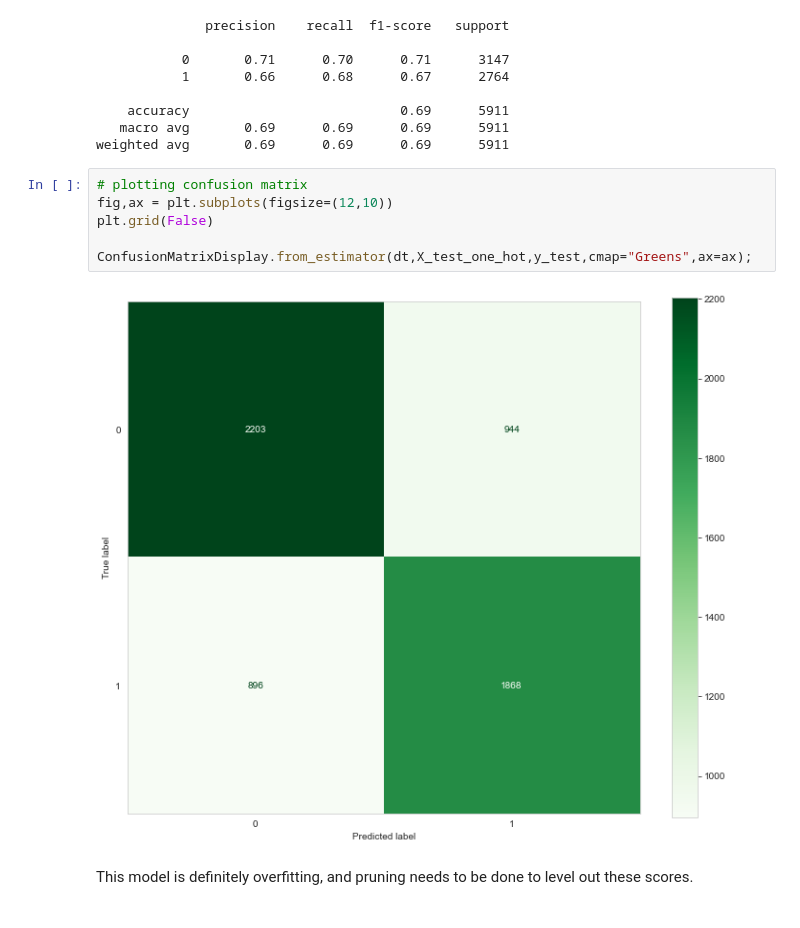
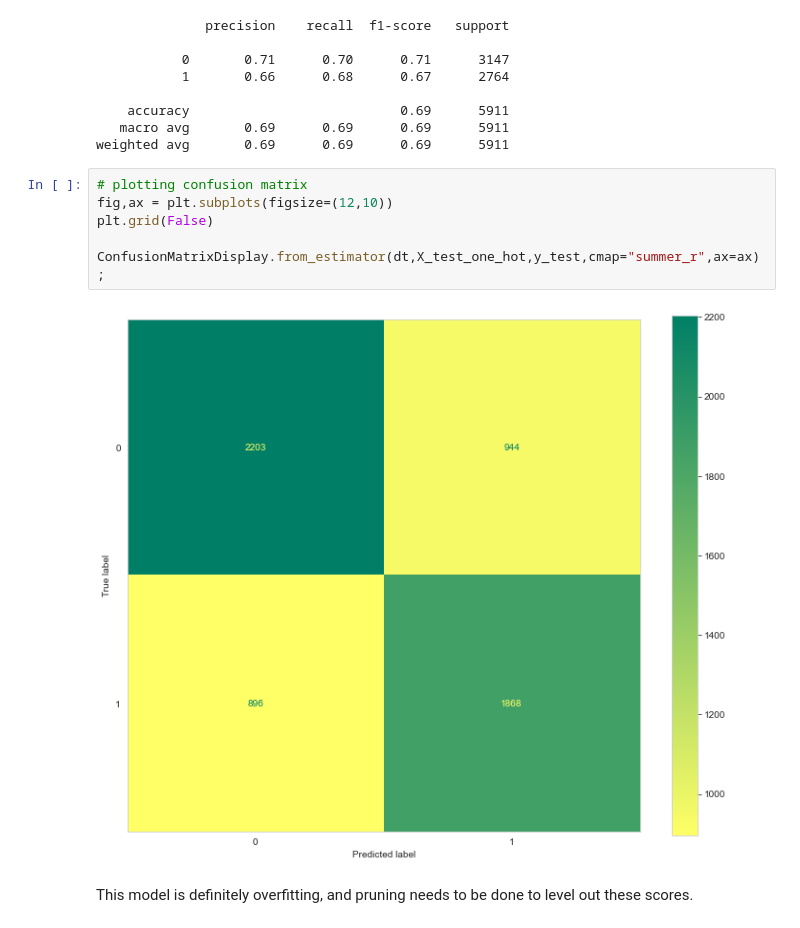
Before and after one commit to ngili/Predicting-H1N1-and-Seasonal-Flu-Vaccinations, a Jupyter notebook: analysis.ipynb, the cells around one changed output. Drawn from its saved outputs; the diff is of its cells as text.

```diff
--- a/analysis.ipynb
+++ b/analysis.ipynb
@@ -760,11 +760,11 @@ weighted avg       0.69      0.69      0.69      5911
 # %%
 # plotting confusion matrix
 fig,ax = plt.subplots(figsize=(12,10))
 plt.grid(False)
 
-ConfusionMatrixDisplay.from_estimator(dt,X_test_one_hot,y_test,cmap="Greens",ax=ax);
+ConfusionMatrixDisplay.from_estimator(dt,X_test_one_hot,y_test,cmap="summer_r",ax=ax);
 # %% [output]
-[figure, old version]
+[figure, new version]
 # %% [markdown]
 This model is definitely overfitting, and pruning needs to be done to level out these scores.
 # %%
```
Also changed, not shown: parts of 5 cells of this notebook.
